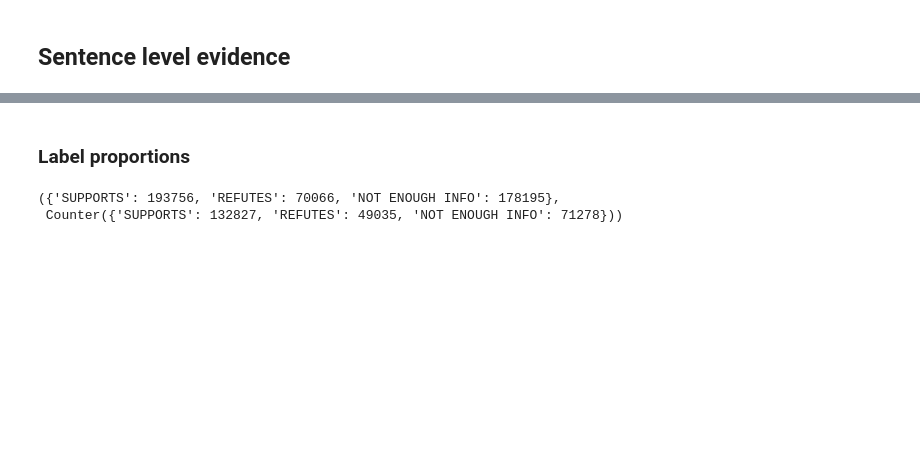
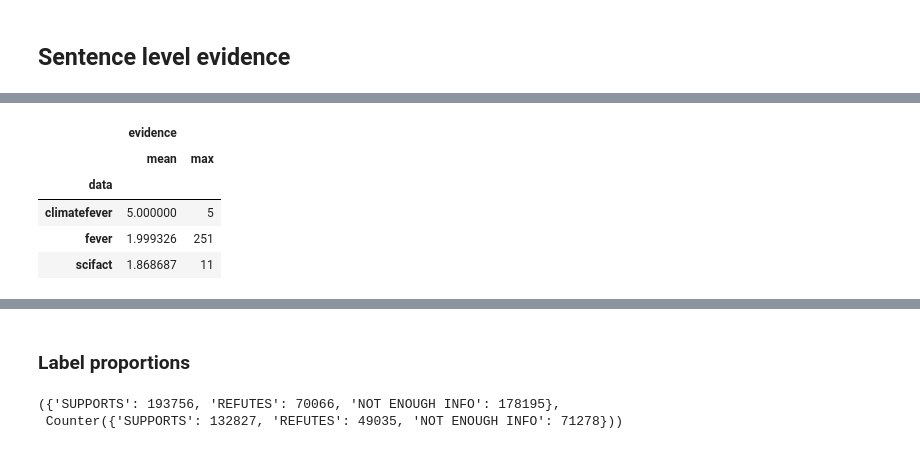
Before and after one commit to boeyjw/KCL-MScAI-FactChecking-Code, a Jupyter notebook: nb/02_Data_Processing/01_General_Analysis.ipynb, the cells around one changed output, grey strips where cells are left out. Cells and saved outputs as stored; diff of their text form; code cells hidden in the pictures; blank space fills up the shorter version.

```diff
--- a/nb/02_Data_Processing/01_General_Analysis.ipynb
+++ b/nb/02_Data_Processing/01_General_Analysis.ipynb
@@ -388,0 +250,9 @@ scifact_all_raw, scifact_all_cnt = count_claim_evidence_length(scifact_all)
+# %%
+sent_all_ec.groupby(["data", "id"], as_index=False)["evidence"].sum().groupby("data").agg({"evidence": ["mean", "max"]})
+# %% [output]
+|  | evidence |  |
+|  | mean | max |
+| data |  |  |
+| climatefever | 5.000000 | 5 |
+| fever | 1.999326 | 251 |
+| scifact | 1.868687 | 11 |
```
Also changed, not shown: parts of 24 cells of this notebook, 5 other files.
